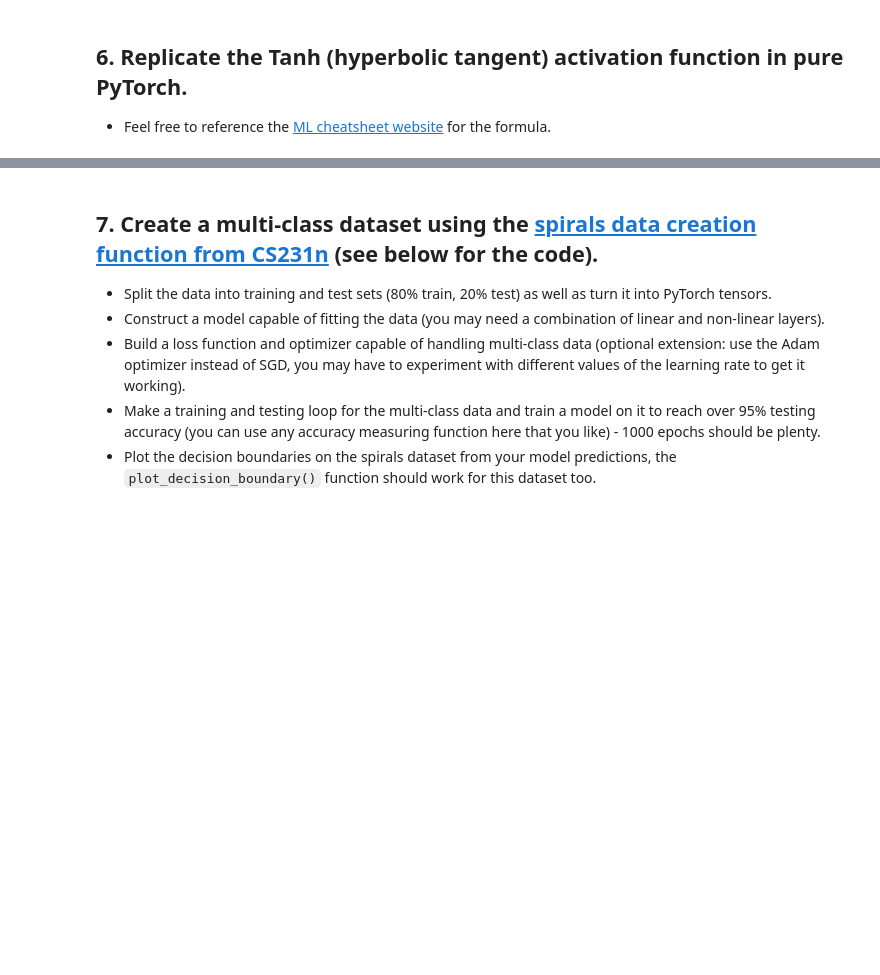
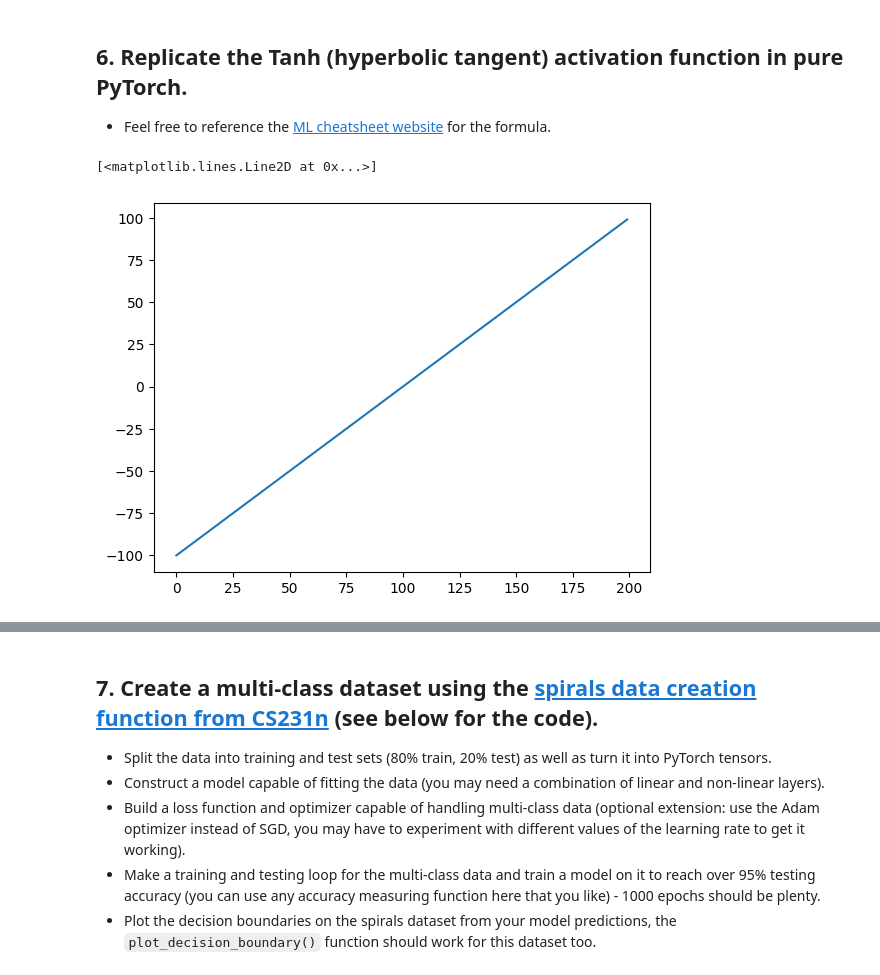
Before and after one commit to ZyWang7/PyTorch-for-DL-ML, a Jupyter notebook: exercises/02_pytorch_classification_exercises.ipynb, the cells around one changed output, grey strips where cells are left out. Saved outputs shown, nothing was run; the diff lists cells and outputs as text; code cells hidden in the pictures; blank space fills up the shorter version.

```diff
--- a/exercises/02_pytorch_classification_exercises.ipynb
+++ b/exercises/02_pytorch_classification_exercises.ipynb
@@ -260,5 +268,10 @@ def plot_decision_boundary(model, X, y):
   * Feel free to reference the [ML cheatsheet website](https://ml-cheatsheet.readthedocs.io/en/latest/activation_functions.html#tanh) for the formula.
 # %%
 # Create a straight line tensor
+str_line = torch.arange(start=-100, end=100, step=1)
+plt.plot(str_line)
+# %% [output]
+[<matplotlib.lines.Line2D at 0x...>]
+[figure, added]
 # %%
 # Test torch.tanh() on the tensor and plot it
```
Also changed, not shown: parts of 11 cells of this notebook.
